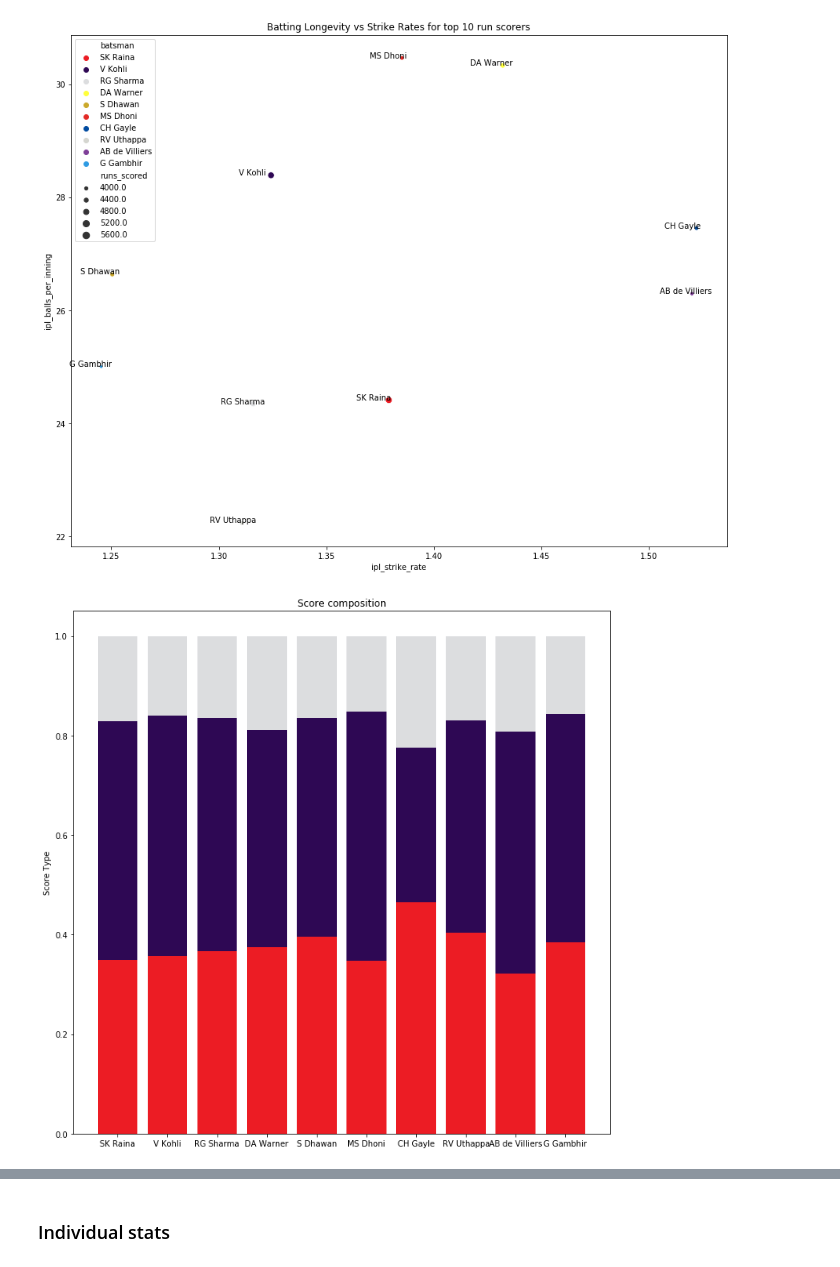
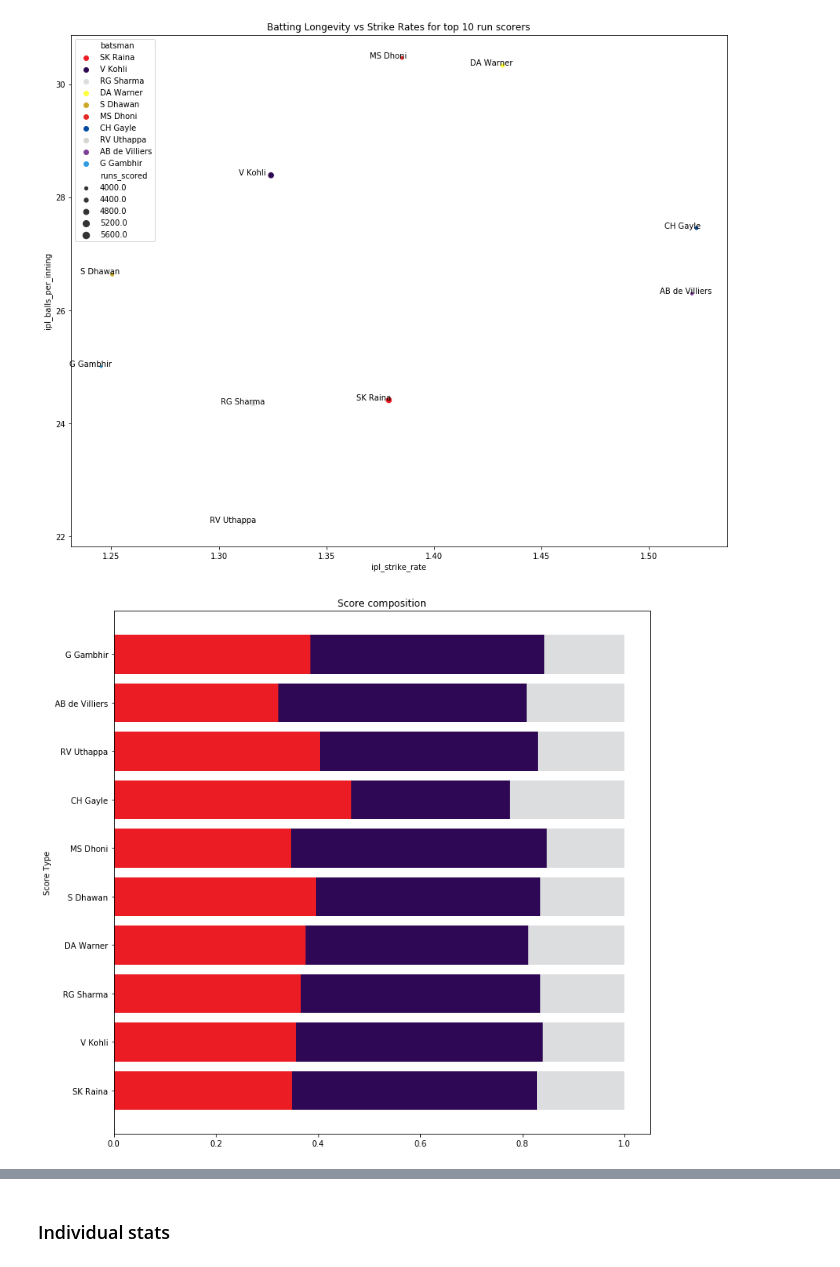
Before and after one commit to ravi-gopalan/ipl_analysis, a Jupyter notebook: ipl_analysis_v3.ipynb, the cells around one changed output, grey strips where cells are left out. Drawn from its saved outputs; the diff is of its cells as text; code cells hidden in the pictures.

```diff
--- a/ipl_analysis_v3.ipynb
+++ b/ipl_analysis_v3.ipynb
@@ -1640,17 +1677,17 @@ plt.show(p3)
 # %%
 plt.figure(figsize=(12,12))
 
-p4 = plt.bar(x=df_mvp_comparison['batsman'],height=df_mvp_comparison['dot_rate'])
-p5 = plt.bar(x=df_mvp_comparison['batsman'],height=df_mvp_comparison['farming_rate'],bottom=df_mvp_comparison['dot_rate'])
-p6 = plt.bar(x=df_mvp_comparison['batsman'],height=df_mvp_comparison['boundary_hit_rate'],bottom=df_mvp_comparison['dot_rate']+df_mvp_comparison['farming_rate'])
+p4 = plt.barh(y=df_mvp_comparison['batsman'],width=df_mvp_comparison['dot_rate'])
+p5 = plt.barh(y=df_mvp_comparison['batsman'],width=df_mvp_comparison['farming_rate'],left=df_mvp_comparison['dot_rate'])
+p6 = plt.barh(y=df_mvp_comparison['batsman'],width=df_mvp_comparison['boundary_hit_rate'],left=df_mvp_comparison['dot_rate']+df_mvp_comparison['farming_rate'])
 
 
 
 plt.ylabel('Score Type')
 plt.title('Score composition')
 
 plt.show()
 # %% [output]
-[figure, old version]
+[figure, new version]
 # %%
 df_mvp_comparison.ipl_batting_avg[0]
```
Also changed, not shown: parts of 68 cells of this notebook.
